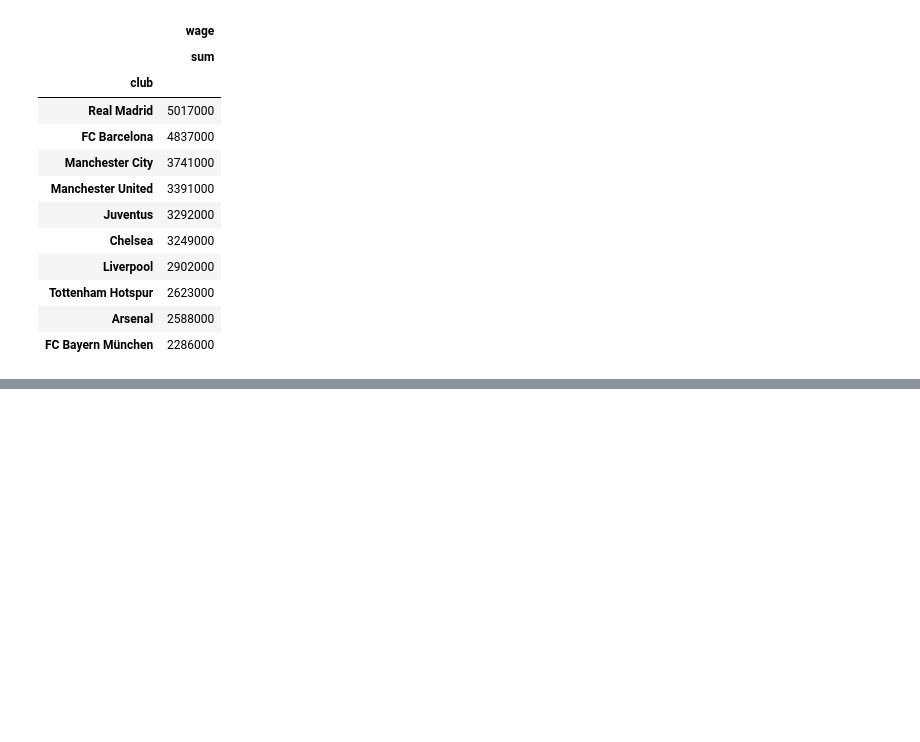
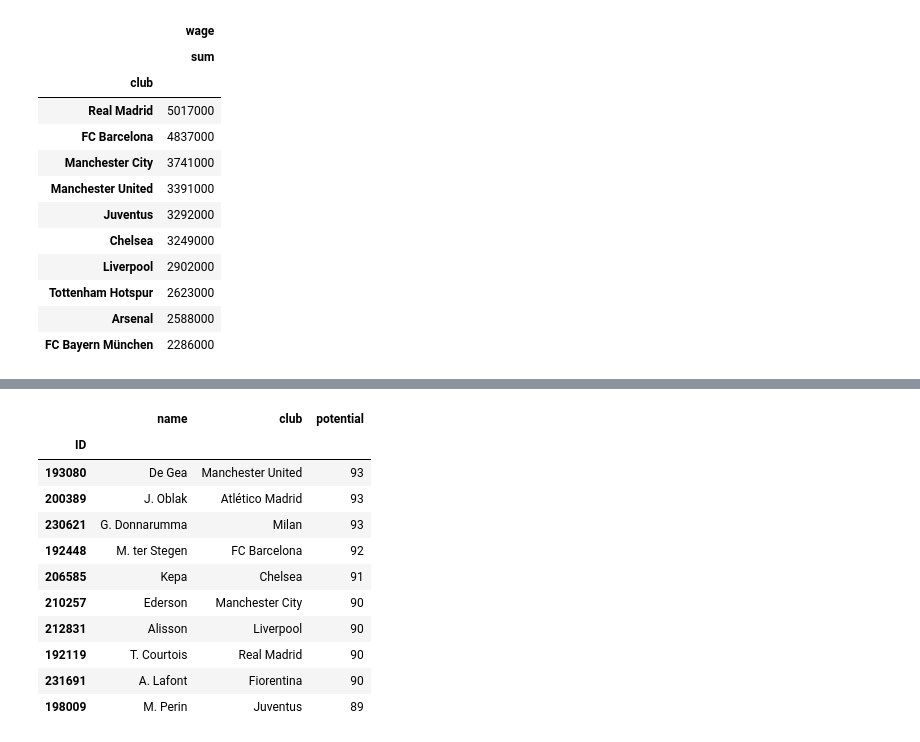
Before and after one commit to Mvital74/datasharing, a Jupyter notebook: exercicio_9.ipynb, the cells around one changed output, grey strips where cells are left out. Cells and saved outputs as stored; diff of their text form; code cells hidden in the pictures; blank space fills up the shorter version.

```diff
--- a/exercicio_9.ipynb
+++ b/exercicio_9.ipynb
@@ -367,0 +425,16 @@ df_gasto_clube.sort_values(('wage', 'sum'), ascending=False).head(10)
+# %%
+df_filtered = df_fifa18[df_fifa18['position'] == 'GK']
+df_filtered[['name','club','potential']].sort_values(('potential'), ascending=False).head(10)
+# %% [output]
+|  | name | club | potential |
+| ID |  |  |  |
+| 193080 | De Gea | Manchester United | 93 |
+| 200389 | J. Oblak | Atlético Madrid | 93 |
+| 230621 | G. Donnarumma | Milan | 93 |
+| 192448 | M. ter Stegen | FC Barcelona | 92 |
+| 206585 | Kepa | Chelsea | 91 |
+| 210257 | Ederson | Manchester City | 90 |
+| 212831 | Alisson | Liverpool | 90 |
+| 192119 | T. Courtois | Real Madrid | 90 |
+| 231691 | A. Lafont | Fiorentina | 90 |
+| 198009 | M. Perin | Juventus | 89 |
```
Also changed, not shown: parts of 6 cells of this notebook.
